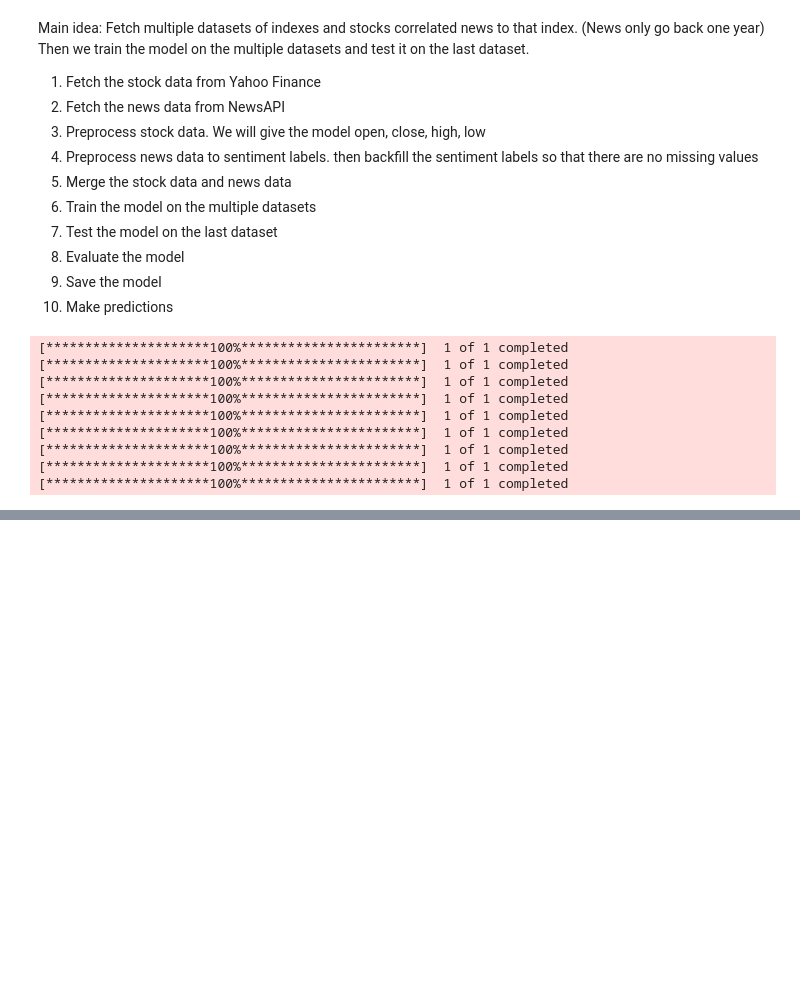
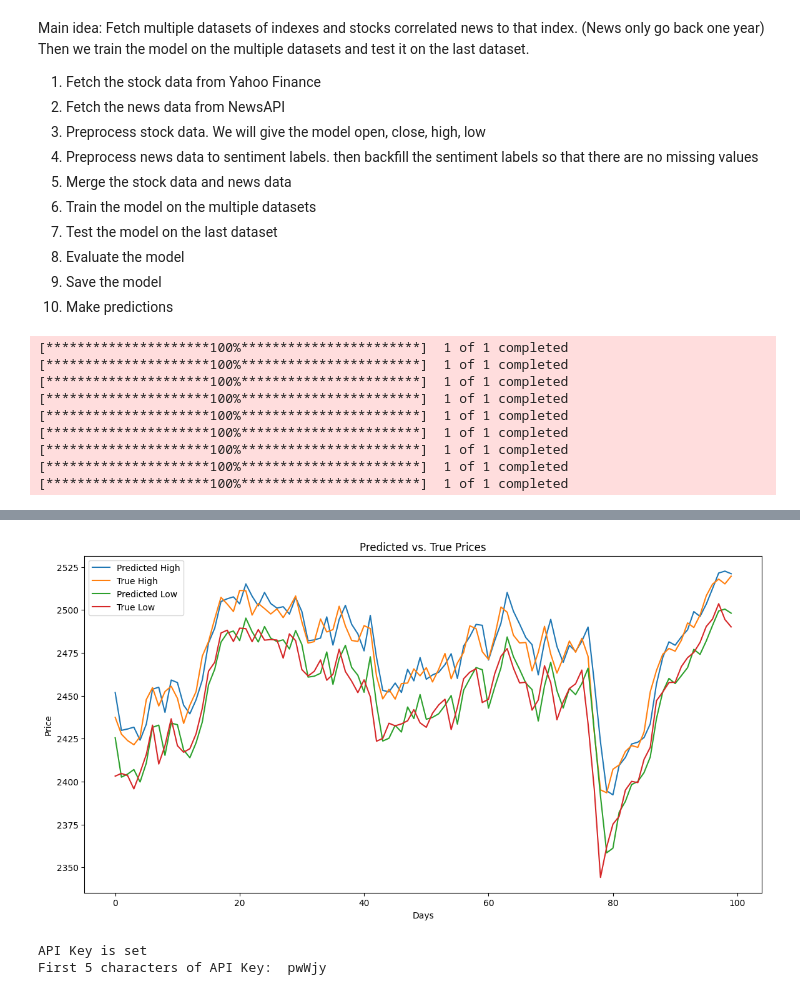
Before and after one commit to Palhagen99/Scalable_Machine_learning_Project, a Jupyter notebook: ModelTrainer.ipynb, the cells around one changed output, grey strips where cells are left out. Cells and saved outputs as stored; diff of their text form; code cells hidden in the pictures; blank space fills up the shorter version.

Commit message:
Training of model done

```diff
--- a/ModelTrainer.ipynb
+++ b/ModelTrainer.ipynb
@@ -39,6 +46,13 @@ for index in List_of_indexes:
 [*********************100%***********************]  1 of 1 completed
 [*********************100%***********************]  1 of 1 completed
 # %%
-#Check that the data is fetched
-stock_data['^GSPC'].head()
+#Fetch news data
+news_data = {}
+gn = GoogleNews()
+for index in List_of_indexes:
+    news_data[index] = gn.search(index, when='1y')
+    print("Fetched news data for: ", index)
+    print("Number of articles: ", len(news_data[index]['entries']))
+    #Convert to dataframe
+    news_data[index] = pd.DataFrame(news_data[index]['entries'])
 # %% [output]
@@ -52,0 +176,4 @@ stock_data['^GSPC'].head()
+# %%
+#Check size of the dataframes
+for index in List_of_indexes:
+    print("Size of dataframe for ", index, " is: ", combined_data[index].shape)
@@ -52,0 +237,6 @@ stock_data['^GSPC'].head()
+# %%
+model = Sequential()
+model.add(LSTM(128, input_shape=(timesteps, input_dim)))
+model.add(Dense(output_dim))
+model.compile(optimizer='adam', loss='mean_squared_error')
+model.fit(x_train, y_train, epochs=100, batch_size=32)
@@ -52,0 +271,23 @@ stock_data['^GSPC'].head()
+# %%
+#Print the predictions
+predictions = model.predict(x_test)
+predictions = scaler.inverse_transform(predictions)
+y_test_unscaled = scaler.inverse_transform(y_test)
+
+start = 0
+end = 100
+#Plot the predictions
+import matplotlib.pyplot as plt
+
+plt.figure(figsize=(14, 7))
+plt.plot(predictions[start:end, 0], label='Predicted High')
+plt.plot(y_test_unscaled[start:end, 0], label='True High')
+plt.plot(predictions[start:end, 1], label='Predicted Low')
+plt.plot(y_test_unscaled[start:end, 1], label='True Low')
+plt.xlabel('Days')
+plt.ylabel('Price')
+plt.title('Predicted vs. True Prices')
+
+plt.legend()
+plt.show()
+# %% [output]
@@ -52,0 +295 @@ stock_data['^GSPC'].head()
+[figure, added]
@@ -52,0 +303,8 @@ stock_data['^GSPC'].head()
+# %%
+with open('./project_api_key.txt', 'r') as file:
+    os.environ["HOPSWORKS_API_KEY"] = file.read().rstrip()
+    print("API Key is set")
+    print("First 5 characters of API Key: ", os.environ["HOPSWORKS_API_KEY"][:5])
+# %% [output]
+API Key is set
+First 5 characters of API Key:  pwWjy
```
Also changed, not shown: parts of 13 cells of this notebook, 7 other files.
